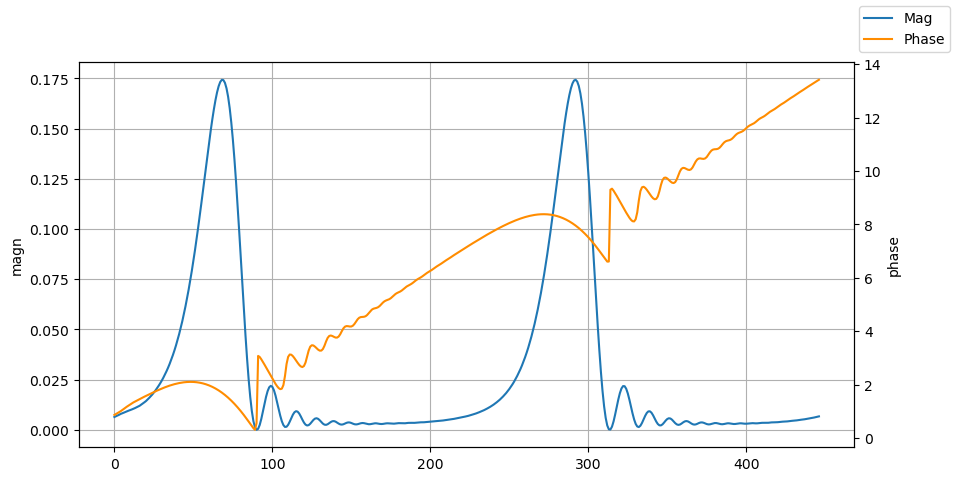
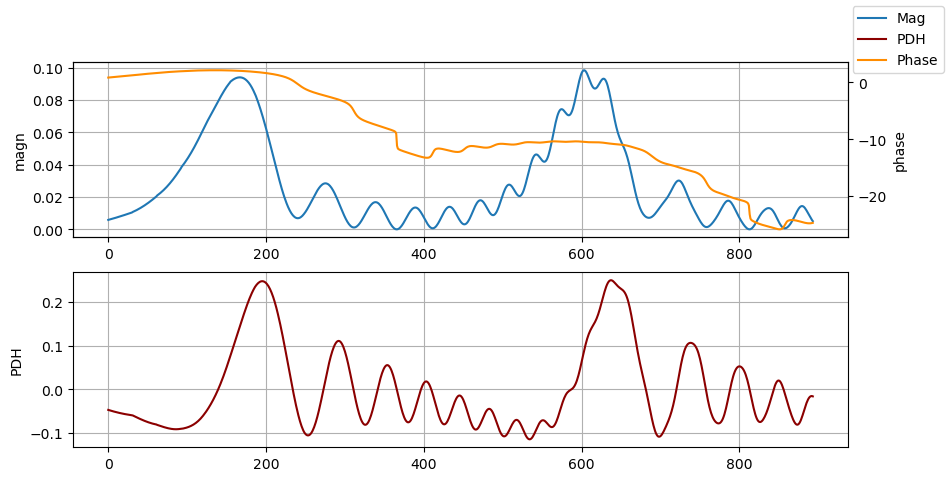
The notebook cell's code change between the first figure and the second:
--- before
+++ after
@@ -1,14 +1,19 @@
-v = 1*v_cr(TEst)
+v = 5*v_cr(TEst)
 d_zeta = v*TEst.Theta
 points, tdata = time_window(v, TEst)
 s = np.zeros(points)
 ph = np.zeros(points)
+pdh = np.zeros(points)
 ph_step = 4.*np.pi/points
 for i in range(points):
     #d_zeta = 0.
     #x = TEst.sim_step(d_zeta, E_in_curr=E_in_init)
-    x = TEst.sim_step(d_zeta, E_in_curr=E_in_init*np.exp(ph_step*1.j*i))
+    E_in_curr = E_in_init*np.exp(ph_step*1.j*i)
+    x = TEst.sim_step(d_zeta, E_in_curr=E_in_curr)
     s[i] = np.abs(x)**2
     ph[i] = np.angle(x)
+    pdh[i] = V_pdh(0., E_in_curr, x)
+    
+
 #    print(TEst.E_last)
 
@@ -22,11 +27,18 @@
 print(TEst.E_adiabatic(1., phi=phi))
 
-fig = plt.figure()
-ax = fig.add_subplot(111)
-ax.plot(s, label="Mag")
-ax.grid()
-ax.set_ylabel("magn")
-ax2 = ax.twinx()
-ax2.plot(np.unwrap(ph), label="Phase", c="darkorange")
-ax2.set_ylabel("phase")
+#fig = plt.figure()
+fig, ax = plt.subplots(2)
+#ax = fig.add_subplot(111)
+ax[0].plot(s, label="Mag")
+ax[0].grid()
+ax[0].set_ylabel("magn")
+
+#ax[1] = fig.add_subplot(212)
+ax[1].plot(pdh, label="PDH", c="darkred")
+ax[1].set_ylabel("PDH")
+ax[1].grid()
+
+ax[0] = ax[0].twinx()
+ax[0].plot(np.unwrap(ph), label="Phase", c="darkorange")
+ax[0].set_ylabel("phase")
 fig.legend()

Commit: Added Pound-Derver-Hall test and V_pdh function.